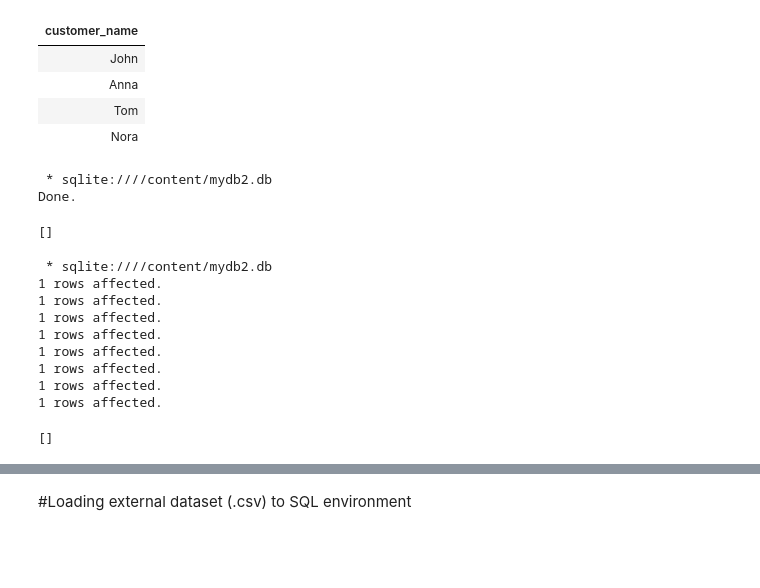
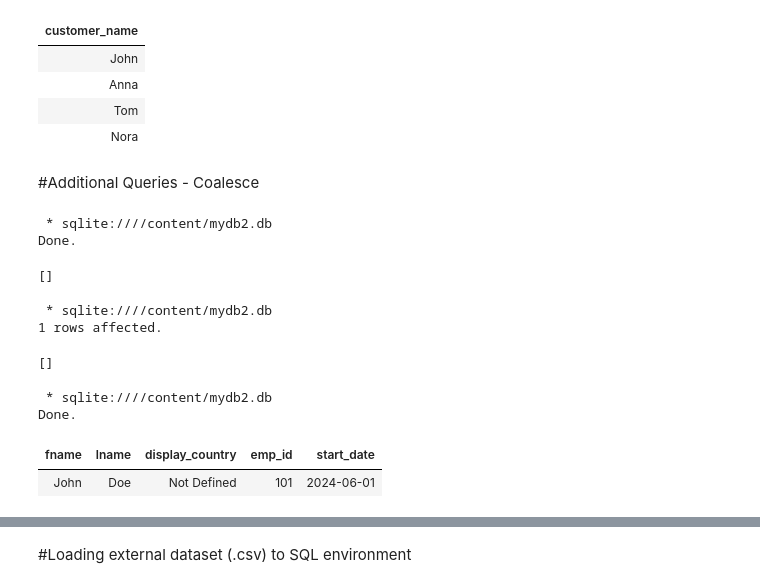
Before and after one commit to salemprakash/FoDS-Fall-2025-26, a Jupyter notebook: Module 2 Sql.ipynb, the cells around one changed output, grey strips where cells are left out. Cells and saved outputs as stored; diff of their text form; code cells hidden in the pictures; blank space fills up the shorter version.

```diff
--- a/Module 2 Sql.ipynb
+++ b/Module 2 Sql.ipynb
@@ -1079,6 +1082,8 @@ Done.
 | Anna |
 | Tom |
 | Nora |
+# %% [markdown]
+#Additional Queries - Coalesce
 # %%
 #More Example on Coalesce
 %%sql
@@ -1094,33 +1098,26 @@ CREATE TABLE IF NOT EXISTS customers (
  * sqlite:////content/mydb2.db
 Done.
 []
-# %%
-#Insert into Customers
-%%sql
-INSERT INTO customers (first_name, last_name, country, full_address, employees, start_date)
-VALUES ('John', 'Smith', 'USA', '10 Long Road', 4, '12-APR-2010');
-INSERT INTO customers (first_name, last_name, country, full_address, employees, start_date)
-VALUES ('Sally', 'Jones', 'USA', '50 Market Street', 10, '04-JUL-2011');
-INSERT INTO customers (first_name, last_name, country, full_address, employees, start_date)
-VALUES ('Steve', 'Brown', 'Canada', '201 Flinders Lane', 15, '21-MAR-2009');
-INSERT INTO customers (first_name, last_name, country, full_address, employees, start_date)
-VALUES ('Mark', 'Allan', 'UK', '8 Smith Street', 23, '1-FEB-2001');
-INSERT INTO customers (first_name, last_name, country, full_address, employees, start_date)
-VALUES ('Adam', 'Cooper', 'USA', '14 Wellington Road', 55, NULL);
-INSERT INTO customers (first_name, last_name, country, full_address, employees, start_date)
-VALUES ('Josh', 'Thompson', NULL, '80 Victoria Street', 1, '10-FEB-2012');
-INSERT INTO customers (first_name, last_name, country, full_address, employees, start_date)
-VALUES ('Peter', 'Manson', 'France', '5 Johnson St', NULL, '16-OCT-2012');
-INSERT INTO customers (first_name, last_name, country, full_address, employees, start_date)
-VALUES (NULL, '', NULL, '155 Long Road', NULL, '16-OCT-2012');
-# %% [output]
- * sqlite:////content/mydb2.db
-1 rows affected.
-1 rows affected.
-1 rows affected.
-1 rows affected.
-1 rows affected.
-1 rows affected.
-1 rows affected.
-1 rows affected.
-[]
+# %%
+#Insert record
+%%sql
+INSERT INTO test (fname, lname, country, emp_id, start_date)
+VALUES ('John', 'Doe', NULL, 101, '2024-06-01');
+# %% [output]
+ * sqlite:////content/mydb2.db
+1 rows affected.
+[]
+# %%
+%%sql
+SELECT
+  fname,
+  lname,
+  COALESCE(country, 'Not Defined') AS display_country,
+  emp_id,
+  start_date
+FROM test;
+# %% [output]
+ * sqlite:////content/mydb2.db
+Done.
+| fname | lname | display_country | emp_id | start_date |
+| John | Doe | Not Defined | 101 | 2024-06-01 |
```
Also changed, not shown: parts of 6 cells of this notebook.
